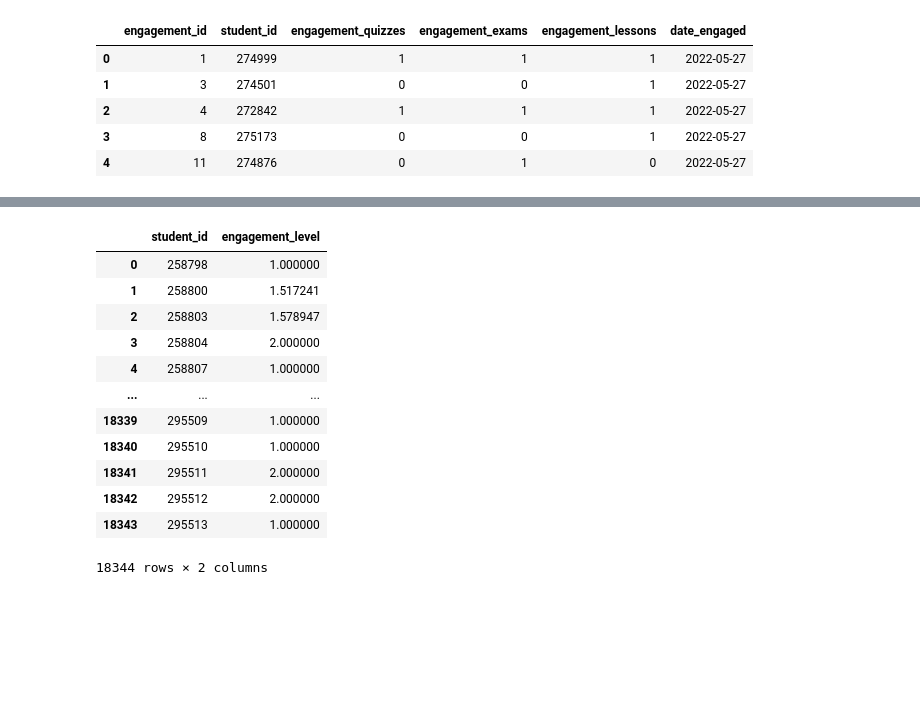
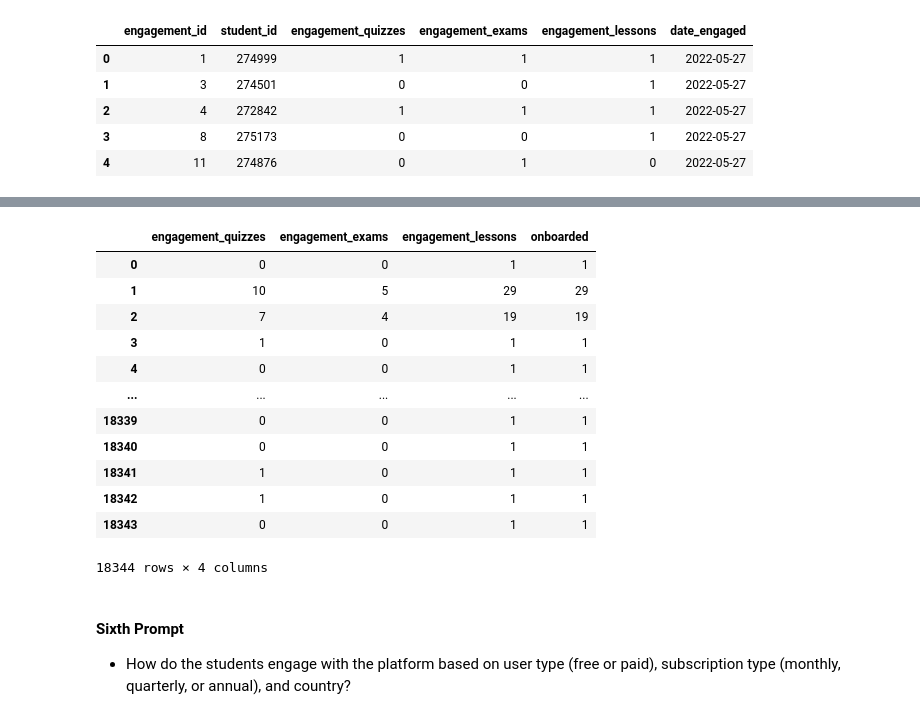
Before and after one commit to AryehRotberg/365-Learning-Data-Challenge, a Jupyter notebook: notebook/EDA.ipynb, the cells around one changed output, grey strips where cells are left out. Cells and saved outputs as stored; diff of their text form; code cells hidden in the pictures; blank space fills up the shorter version.

```diff
--- a/notebook/EDA.ipynb
+++ b/notebook/EDA.ipynb
@@ -188,6 +190,3 @@ temp_engagement.head()
 | 2 | 4 | 272842 | 1 | 1 | 1 | 2022-05-27 |
 | 3 | 8 | 275173 | 0 | 0 | 1 | 2022-05-27 |
 | 4 | 11 | 274876 | 0 | 1 | 0 | 2022-05-27 |
-# %%
-temp_engagement['engagement_level'] = temp_engagement.engagement_quizzes + temp_engagement.engagement_exams + temp_engagement.engagement_lessons
-temp_engagement.head()
@@ -201,16 +193,21 @@ temp_engagement.head()
-# %%
-temp_engagement.groupby('student_id')['engagement_level'].mean().reset_index()
-# %% [output]
-|  | student_id | engagement_level |
-| 0 | 258798 | 1.000000 |
-| 1 | 258800 | 1.517241 |
-| 2 | 258803 | 1.578947 |
-| 3 | 258804 | 2.000000 |
-| 4 | 258807 | 1.000000 |
-| ... | ... | ... |
-| 18339 | 295509 | 1.000000 |
-| 18340 | 295510 | 1.000000 |
-| 18341 | 295511 | 2.000000 |
-| 18342 | 295512 | 2.000000 |
-| 18343 | 295513 | 1.000000 |
-18344 rows × 2 columns
+# %%
+temp_engagement = temp_engagement.groupby('student_id').agg({'engagement_quizzes': np.sum, 'engagement_exams': np.sum, 'engagement_lessons': np.sum, 'student_id': np.size}).reset_index(drop=True)
+temp_engagement.columns = ['engagement_quizzes', 'engagement_exams', 'engagement_lessons', 'onboarded']
+temp_engagement
+# %% [output]
+|  | engagement_quizzes | engagement_exams | engagement_lessons | onboarded |
+| 0 | 0 | 0 | 1 | 1 |
+| 1 | 10 | 5 | 29 | 29 |
+| 2 | 7 | 4 | 19 | 19 |
+| 3 | 1 | 0 | 1 | 1 |
+| 4 | 0 | 0 | 1 | 1 |
+| ... | ... | ... | ... | ... |
+| 18339 | 0 | 0 | 1 | 1 |
+| 18340 | 0 | 0 | 1 | 1 |
+| 18341 | 1 | 0 | 1 | 1 |
+| 18342 | 1 | 0 | 1 | 1 |
+| 18343 | 0 | 0 | 1 | 1 |
+18344 rows × 4 columns
+# %% [markdown]
+#### Sixth Prompt
+- How do the students engage with the platform based on user type (free or paid), subscription type (monthly, quarterly, or annual), and country?
```
Also changed, not shown: parts of 6 cells of this notebook, 1 other file.
